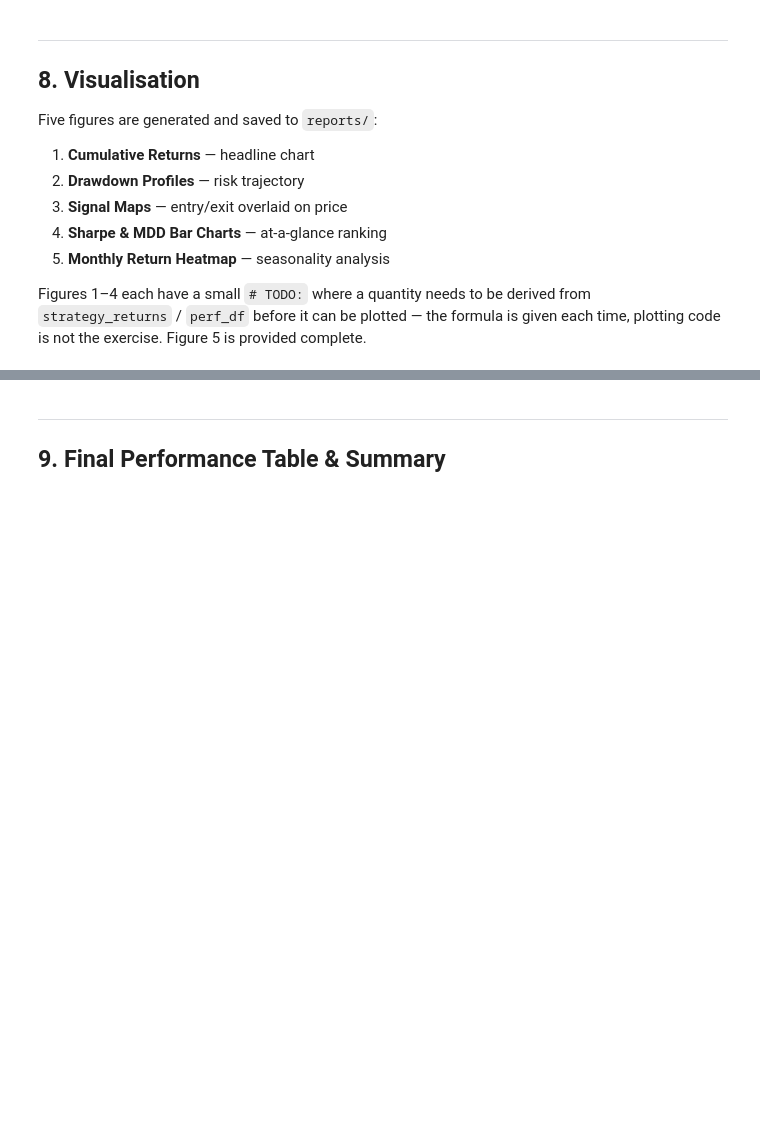
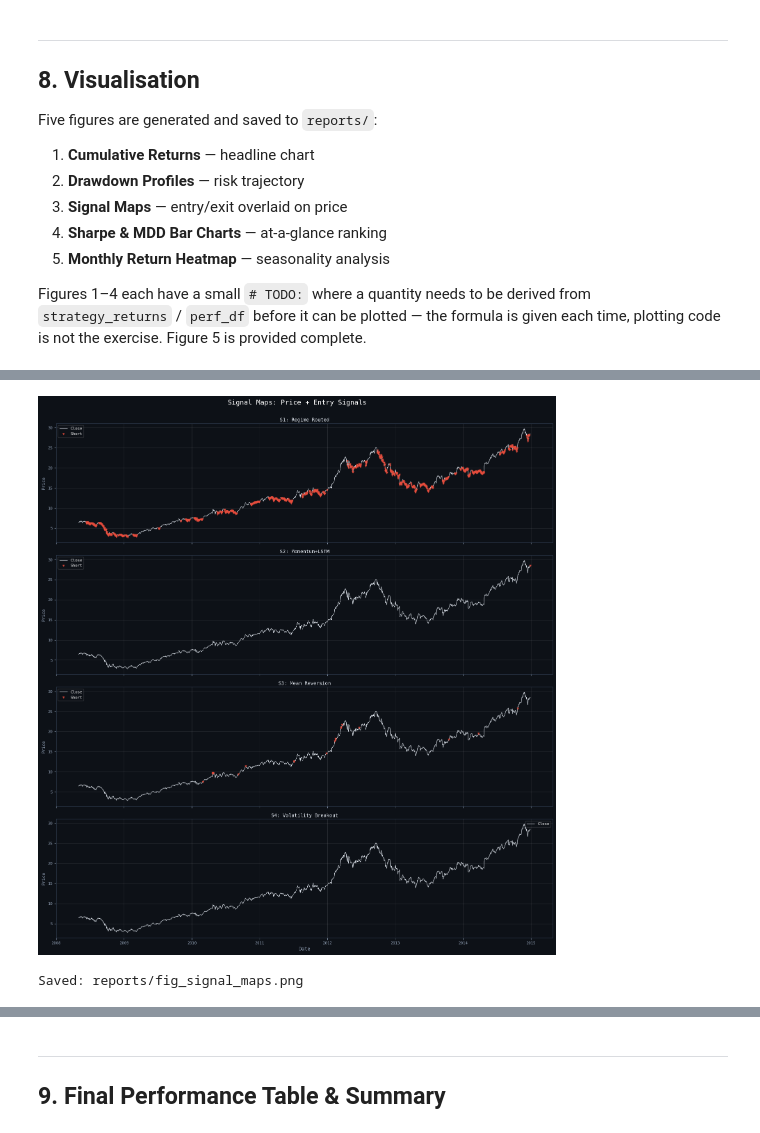
Before and after one commit to tavish-1721/Tavish-Singh-, a Jupyter notebook: Week5/Trading_Strategies.ipynb, the cells around one changed output, grey strips where cells are left out. Cells and saved outputs as stored; diff of their text form; code cells hidden in the pictures; blank space fills up the shorter version.

```diff
--- a/Week5/Trading_Strategies.ipynb
+++ b/Week5/Trading_Strategies.ipynb
@@ -1084,35 +1269,38 @@ fig, axes = plt.subplots(4, 1, figsize=(15, 16), sharex=True)
 fig.patch.set_facecolor('#0d1117')
 fig.suptitle('Signal Maps: Price + Entry Signals', color='white', fontsize=14, y=1.002)
 
 for ax, sig, name in zip(axes, all_signals, signal_names):
     ax.set_facecolor('#0d1117')
     ax.plot(dates, close_test, color='#e2e8f0', lw=0.8, label='Close')
 
     # TODO: find the day-indices where this strategy is Long (`sig == 1`) and
     #   Short (`sig == -1`). `np.where(...)` returns the indices you need.
-    long_idx  = np.array([], dtype=int)
-    short_idx = np.array([], dtype=int)
+    long_idx  = np.where(sig==1)[0]
+    short_idx = np.where(sig==-1)[0]
 
     if len(long_idx):
         ax.scatter(dates[long_idx],  close_test[long_idx],
                    color='#2ecc71', s=12, zorder=3, label='Long', alpha=0.75, marker='^')
     if len(short_idx):
         ax.scatter(dates[short_idx], close_test[short_idx],
                    color='#e74c3c', s=12, zorder=3, label='Short', alpha=0.75, marker='v')
 
     ax.set_ylabel('Price', color='#94a3b8', fontsize=9)
     ax.set_title(name, color='#e2e8f0', fontsize=10, pad=4)
     ax.tick_params(colors='#94a3b8', labelsize=8)
     ax.legend(fontsize=8, framealpha=0.2)
     ax.grid(True, alpha=0.12)
     for spine in ax.spines.values():
         spine.set_edgecolor('#334155')
 
 axes[-1].set_xlabel('Date', color='#94a3b8')
 plt.tight_layout()
 fig.savefig(os.path.join(REPORTS_DIR, 'fig_signal_maps.png'), dpi=150, bbox_inches='tight')
 plt.show()
 print('Saved: reports/fig_signal_maps.png')
+# %% [output]
+[figure, added]
+Saved: reports/fig_signal_maps.png
 # %%
 # ============================================================
 # Figure 4 -- Sharpe & MDD Bar Charts
```
Also changed, not shown: parts of 13 cells of this notebook.
